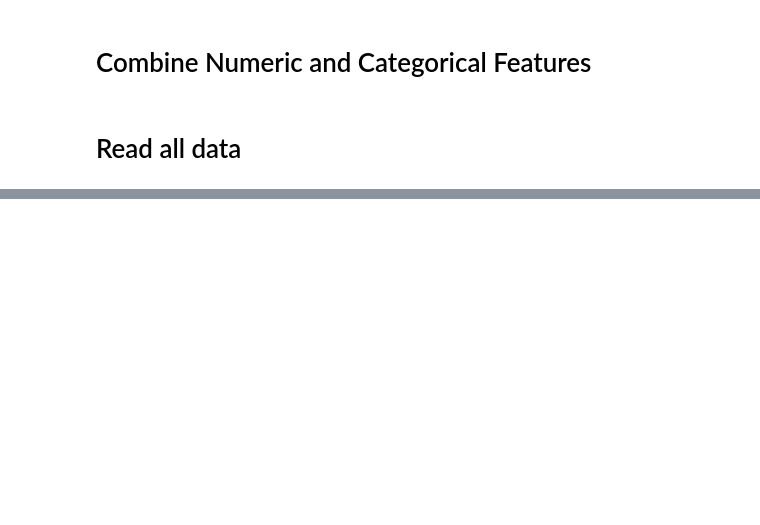
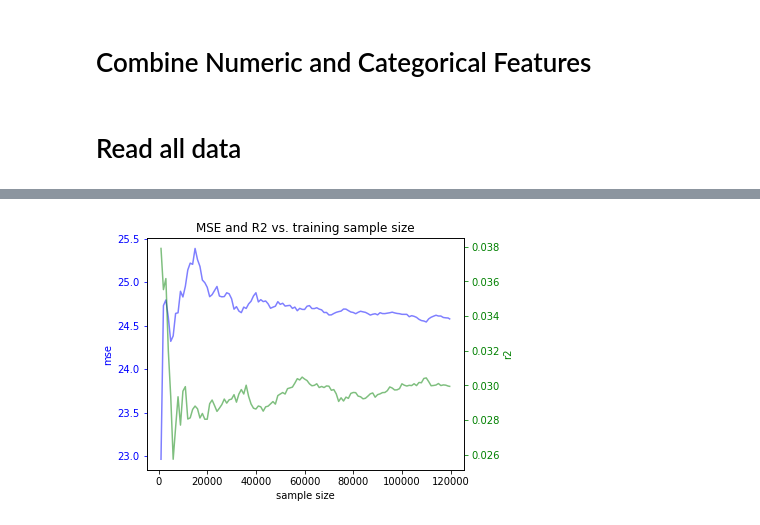
Before and after one commit to jhabib/w210, a Jupyter notebook: run_model_on_clean_data.ipynb, the cells around one changed output, grey strips where cells are left out. Saved outputs shown, nothing was run; the diff lists cells and outputs as text; code cells hidden in the pictures; blank space fills up the shorter version.

Commit message:
updated model runner script

```diff
--- a/run_model_on_clean_data.ipynb
+++ b/run_model_on_clean_data.ipynb
@@ -306,4 +162,0 @@ train R-Squared: 0.0000
-# %%
-for m, r in run_model_resgen(comb_train, y_train, regr, 'train', sample_sizes):
-    print m
-    print r
@@ -353,0 +163,40 @@ train R-Squared: 0.0000
+# %%
+from sklearn import linear_model
+from sklearn.metrics import mean_squared_error, r2_score
+
+sample_sizes = [i for i in range(1000, num_train.shape[0], 1000)] + [num_train.shape[0]]
+
+regr = linear_model.Lasso(alpha=0.01, fit_intercept=True, max_iter=10000)
+
+
+def plot_model_results(X, y, model, case, sample_sizes):
+    mse = []
+    r2 = []
+
+    for _, r in run_model_resgen(X, y, model, case, sample_sizes):
+        mse.append(r['mse'])
+        r2.append(r['r2'])
+    model = _
+
+
+    fig, ax1 = plt.subplots()
+    ax1.plot(sample_sizes, mse, 'b-', color='b', alpha=0.5)
+    ax1.set_xlabel('sample size')
+    # Make the y-axis label, ticks and tick labels match the line color.
+    ax1.set_ylabel('MSE', color='b')
+    ax1.tick_params('y', colors='b')
+
+    ax2 = ax1.twinx()
+    ax2.plot(sample_sizes, r2, 'g-', color='g', alpha=0.5)
+    ax2.set_ylabel('R2', color='g')
+    ax2.tick_params('y', colors='g')
+
+    fig.tight_layout()
+    plt.title('MSE and R2 vs. training sample size')
+    plt.show()
+
+    return (model, mse, r2)
+# %%
+model, mse, r2 = plot_model_results(num_train, y_train, regr, 'train', sample_sizes)
+# %% [output]
+[figure, added]
```
Also changed, not shown: parts of 13 cells of this notebook, 1 other file.
